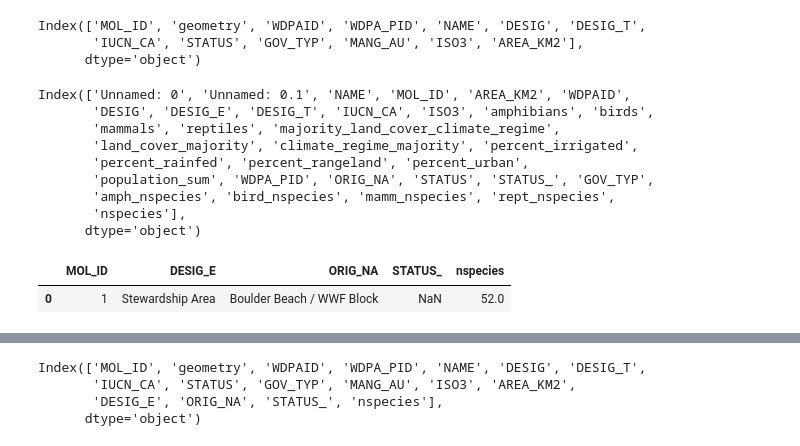
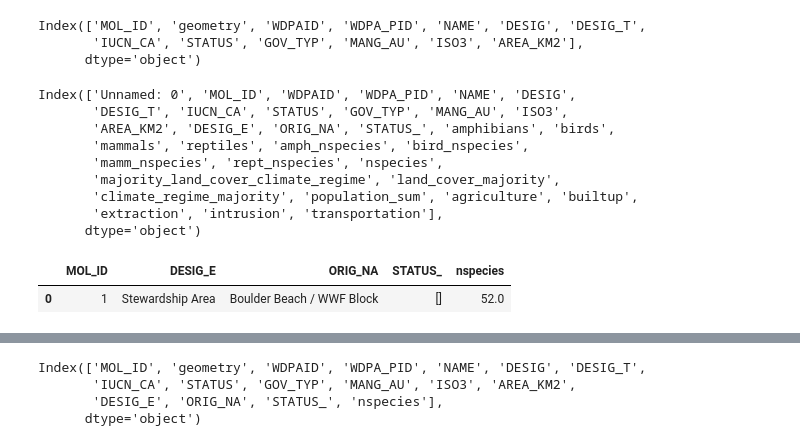
Before and after one commit to Vizzuality/he-scratchfolder, a Jupyter notebook: Simplification_WDPA.ipynb, the cells around one changed output, grey strips where cells are left out. Cells and saved outputs as stored; diff of their text form; code cells hidden in the pictures.

```diff
--- a/Simplification_WDPA.ipynb
+++ b/Simplification_WDPA.ipynb
@@ -298,24 +386,24 @@ Index(['MOL_ID', 'geometry', 'WDPAID', 'WDPA_PID', 'NAME', 'DESIG', 'DESIG_T',
       dtype='object')
 # %%
 # Add extra info from precalculated table needed for tooltips
-a = pd.read_csv('/Users/sofia/Documents/HE_Data/Precalculated/WDPA_Precalculated/Outputs/wdpa_precal_with_contextual_nspecies_all_AGOL.csv')
+agol = pd.read_csv('/Users/sofia/Documents/HE_Data/Precalculated/WDPA_Precalculated/Outputs/wdpa_precalculated_aoi_summaries.csv')
 # %%
-a.columns
+agol.columns
 # %% [output]
-Index(['Unnamed: 0', 'Unnamed: 0.1', 'NAME', 'MOL_ID', 'AREA_KM2', 'WDPAID',
-       'DESIG', 'DESIG_E', 'DESIG_T', 'IUCN_CA', 'ISO3', 'amphibians', 'birds',
-       'mammals', 'reptiles', 'majority_land_cover_climate_regime',
-       'land_cover_majority', 'climate_regime_majority', 'percent_irrigated',
-       'percent_rainfed', 'percent_rangeland', 'percent_urban',
-       'population_sum', 'WDPA_PID', 'ORIG_NA', 'STATUS', 'STATUS_', 'GOV_TYP',
-       'amph_nspecies', 'bird_nspecies', 'mamm_nspecies', 'rept_nspecies',
-       'nspecies'],
+Index(['Unnamed: 0', 'MOL_ID', 'WDPAID', 'WDPA_PID', 'NAME', 'DESIG',
+       'DESIG_T', 'IUCN_CA', 'STATUS', 'GOV_TYP', 'MANG_AU', 'ISO3',
+       'AREA_KM2', 'DESIG_E', 'ORIG_NA', 'STATUS_', 'amphibians', 'birds',
+       'mammals', 'reptiles', 'amph_nspecies', 'bird_nspecies',
+       'mamm_nspecies', 'rept_nspecies', 'nspecies',
+       'majority_land_cover_climate_regime', 'land_cover_majority',
+       'climate_regime_majority', 'population_sum', 'agriculture', 'builtup',
+       'extraction', 'intrusion', 'transportation'],
       dtype='object')
 # %%
-a2 = a[['MOL_ID', 'DESIG_E', 'ORIG_NA', 'STATUS_', 'nspecies']]
-a2.head(1)
+agol2 = agol[['MOL_ID', 'DESIG_E', 'ORIG_NA', 'STATUS_', 'nspecies']]
+agol2.head(1)
 # %% [output]
 |  | MOL_ID | DESIG_E | ORIG_NA | STATUS_ | nspecies |
-| 0 | 1 | Stewardship Area | Boulder Beach / WWF Block | NaN | 52.0 |
+| 0 | 1 | Stewardship Area | Boulder Beach / WWF Block | [] | 52.0 |
 # %%
 # Merge new attributes
```
Also changed, not shown: parts of 127 cells of this notebook, 2 other files.
